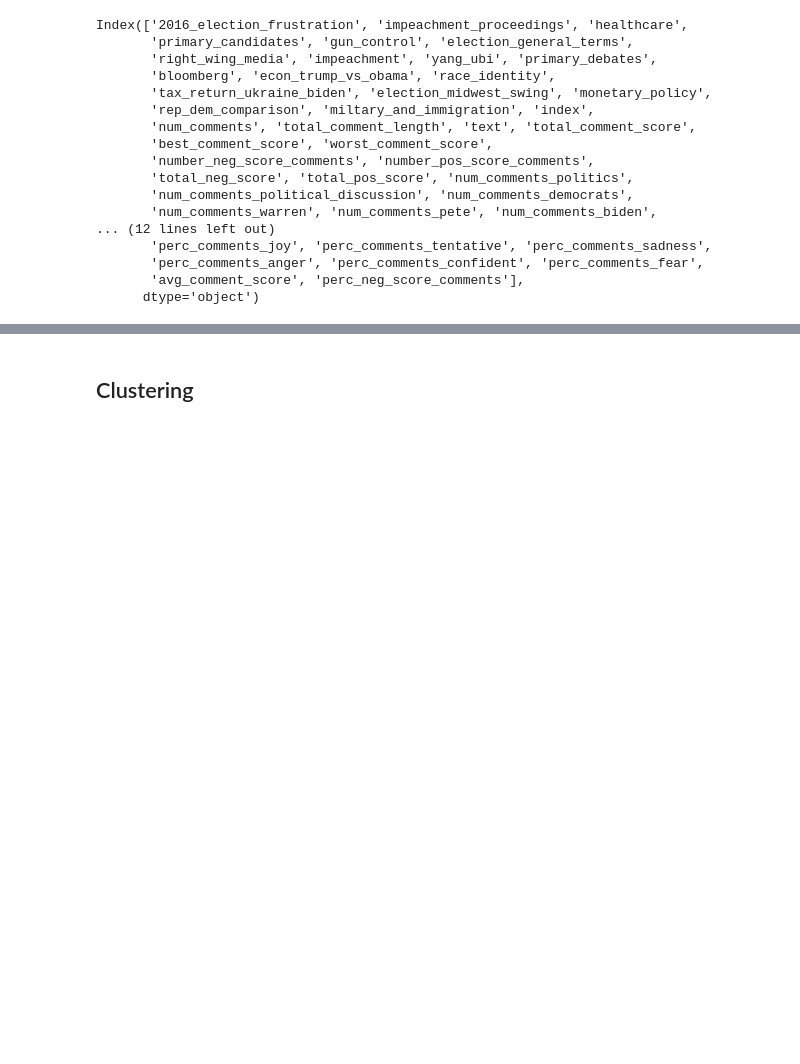
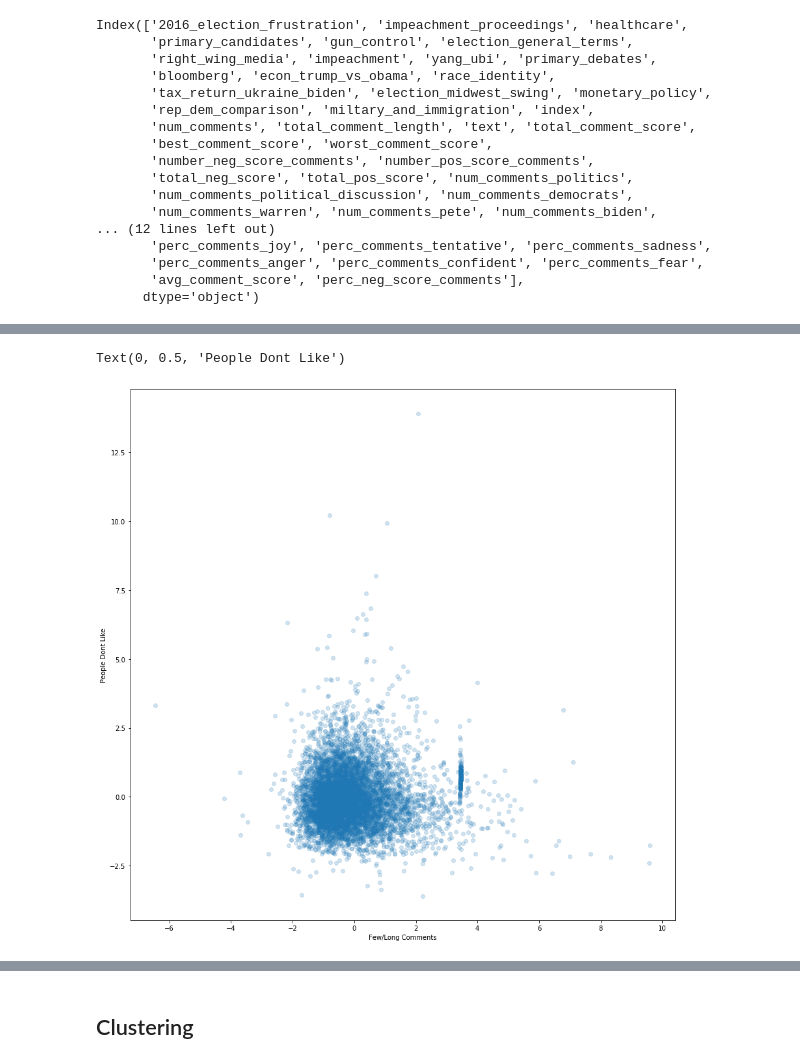
Before and after one commit to willyraedy/dem_electorate, a Jupyter notebook: notebooks/user_segmentation/Clustering - Numeric Values.ipynb, the cells around one changed output, grey strips where cells are left out. Saved outputs shown, nothing was run; the diff lists cells and outputs as text; code cells hidden in the pictures; blank space fills up the shorter version.

```diff
--- a/notebooks/user_segmentation/Clustering - Numeric Values.ipynb
+++ b/notebooks/user_segmentation/Clustering - Numeric Values.ipynb
@@ -394,3 +388,9 @@ pca_res = pca.fit_transform(data_std)
+# %%
+tone_scaler = StandardScaler()
+tone_data_std = tone_scaler.fit_transform(tone_cluster_data)
+# %%
+tone_pca = PCA()
+tone_pca_res = tone_pca.fit_transform(tone_data_std)
 # %%
-pca_df = pd.DataFrame(pca_res)
+tone_pca_df = pd.DataFrame(tone_pca_res)
 # %%
@@ -402,21 +417,17 @@ pd.DataFrame(pca.components_, columns=selected_columns)
 # %%
-pca_labels = [
-    'Neg Impeachment',
-    'Pos Healthcare',
+tone_pca_labels = [
+    'Few/Long Comments',
+    'People Dont Like',
     'Neg Race',
     'Neg Debate'
 ]
-
-# pca_labels = [
-#     'Few/Long Comments',
-#     'People Dont Like',
-#     'Neg Race',
-#     'Neg Debate'
-# ]
 # %%
 plt.figure(figsize=(15, 15))
-plt.scatter(pca_df[0], pca_df[1], alpha=0.2)
-plt.xlabel(pca_labels[0])
-plt.ylabel(pca_labels[1])
+plt.scatter(tone_pca_df[0], tone_pca_df[1], alpha=0.2)
+plt.xlabel(tone_pca_labels[0])
+plt.ylabel(tone_pca_labels[1])
+# %% [output]
+Text(0, 0.5, 'People Dont Like')
+[figure, added]
 # %%
 plt.figure(figsize=(15, 15))
```
Also changed, not shown: parts of 24 cells of this notebook, 3 other files.
